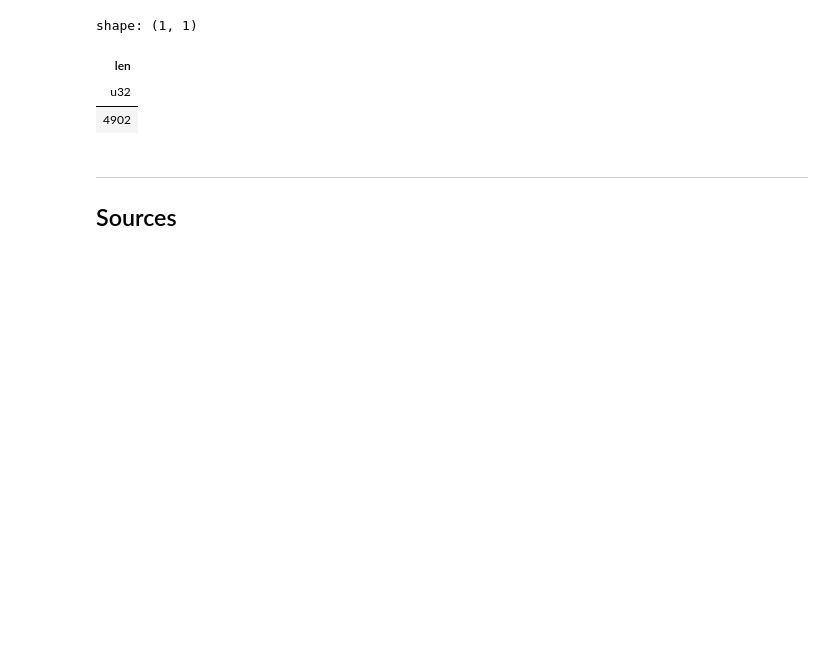
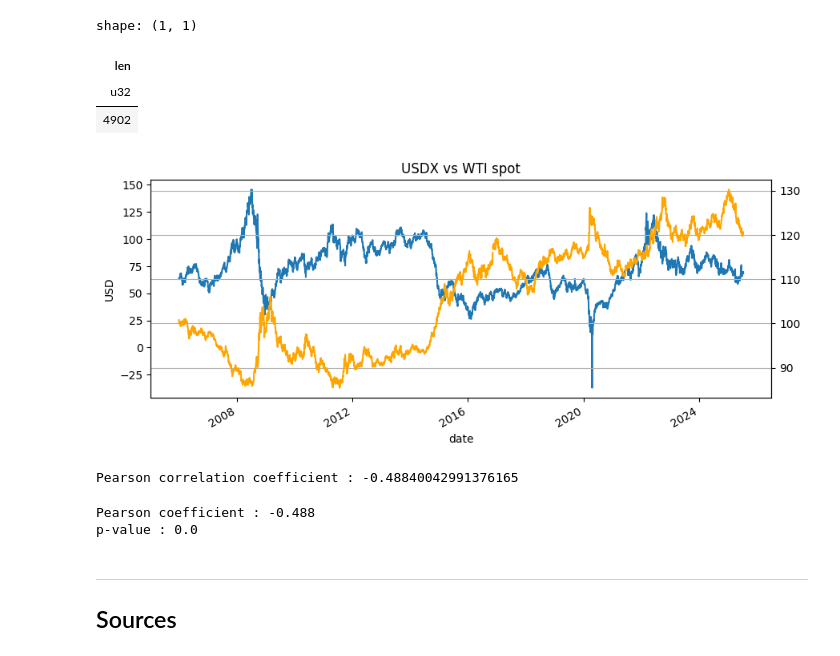
Before and after one commit to chataignault/irbackend, a Jupyter notebook: notebooks/WTI_DXY_correlation.ipynb, the cells around one changed output. Drawn from its saved outputs; the diff is of its cells as text; code cells hidden in the pictures; blank space fills up the shorter version.

Commit message:
compute pearson coefficient

```diff
--- a/notebooks/WTI_DXY_correlation.ipynb
+++ b/notebooks/WTI_DXY_correlation.ipynb
@@ -211,6 +212,48 @@ shape: (1, 1)
 | len |
 | u32 |
 | 4902 |
+# %%
+df_p = df.collect().to_pandas().set_index("date")
+
+_, ax = plt.subplots(figsize=(10, 4))
+ax_twin = ax.twinx()
+df_p["WTI spot"].plot(
+    ax=ax,
+    ylabel="USD"
+)
+df_p["USDX"].plot(
+    ax=ax_twin,
+    c="orange",
+    grid=True
+)
+_ = ax.set_title("USDX vs WTI spot")
+# %% [output]
+[figure, added]
+# %%
+print(f"Pearson correlation coefficient : {
+df.select(
+    pl.corr(
+        pl.col("WTI spot"),
+        pl.col("USDX"),
+        method="pearson"
+    )
+).collect().item()
+}"
+)
+# %% [output]
+Pearson correlation coefficient : -0.48840042991376165
+# %%
+from scipy.stats import pearsonr
+df_no_nans = df.drop_nulls()
+pr = pearsonr(
+    df_no_nans.select(pl.col("WTI spot")).collect().to_numpy().T[0],
+    df_no_nans.select(pl.col("USDX")).collect().to_numpy().T[0]
+)
+print(f"Pearson coefficient : {np.round(pr.statistic, decimals=3)}")
+print(f"p-value : {np.round(pr.pvalue, decimals=5)}")
+# %% [output]
+Pearson coefficient : -0.488
+p-value : 0.0
 # %% [markdown]
 ***
 ## Sources
```
Also changed, not shown: parts of 2 cells of this notebook.
